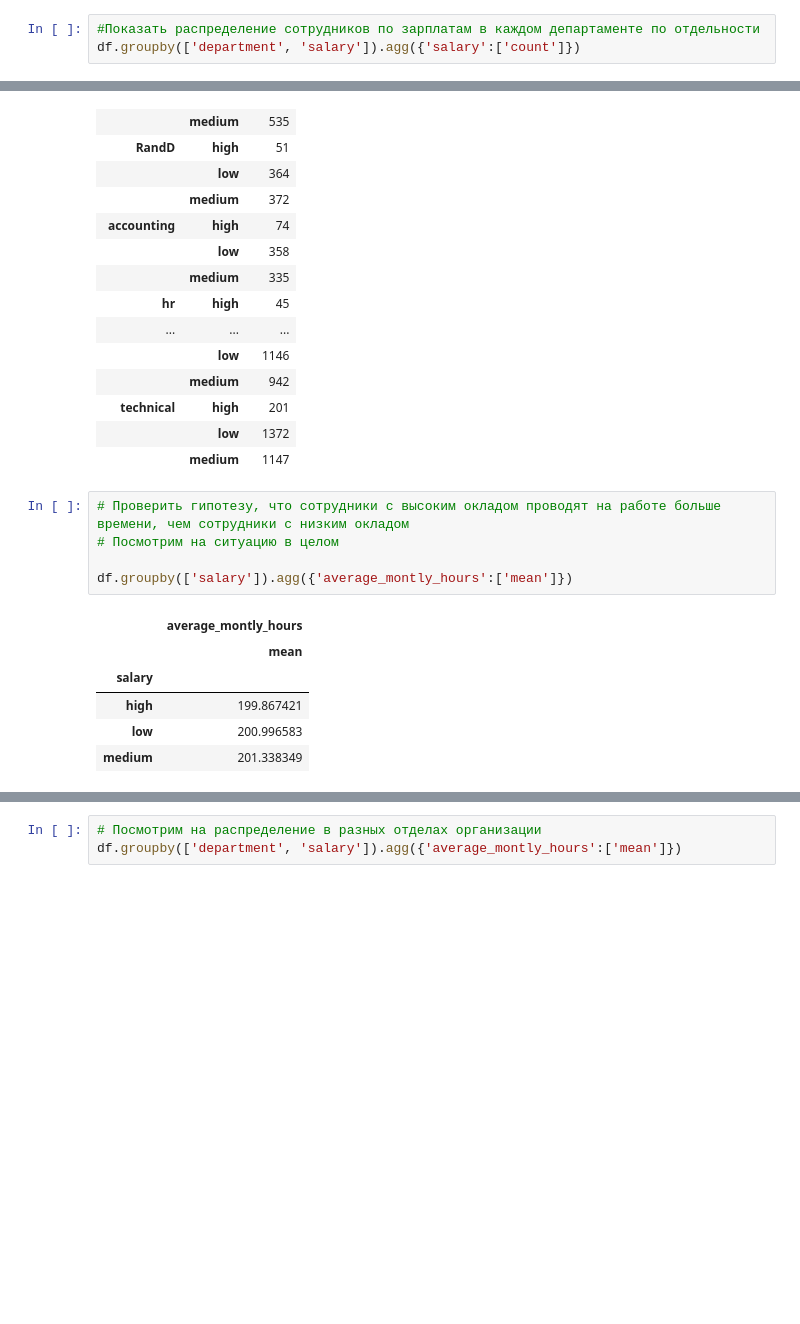
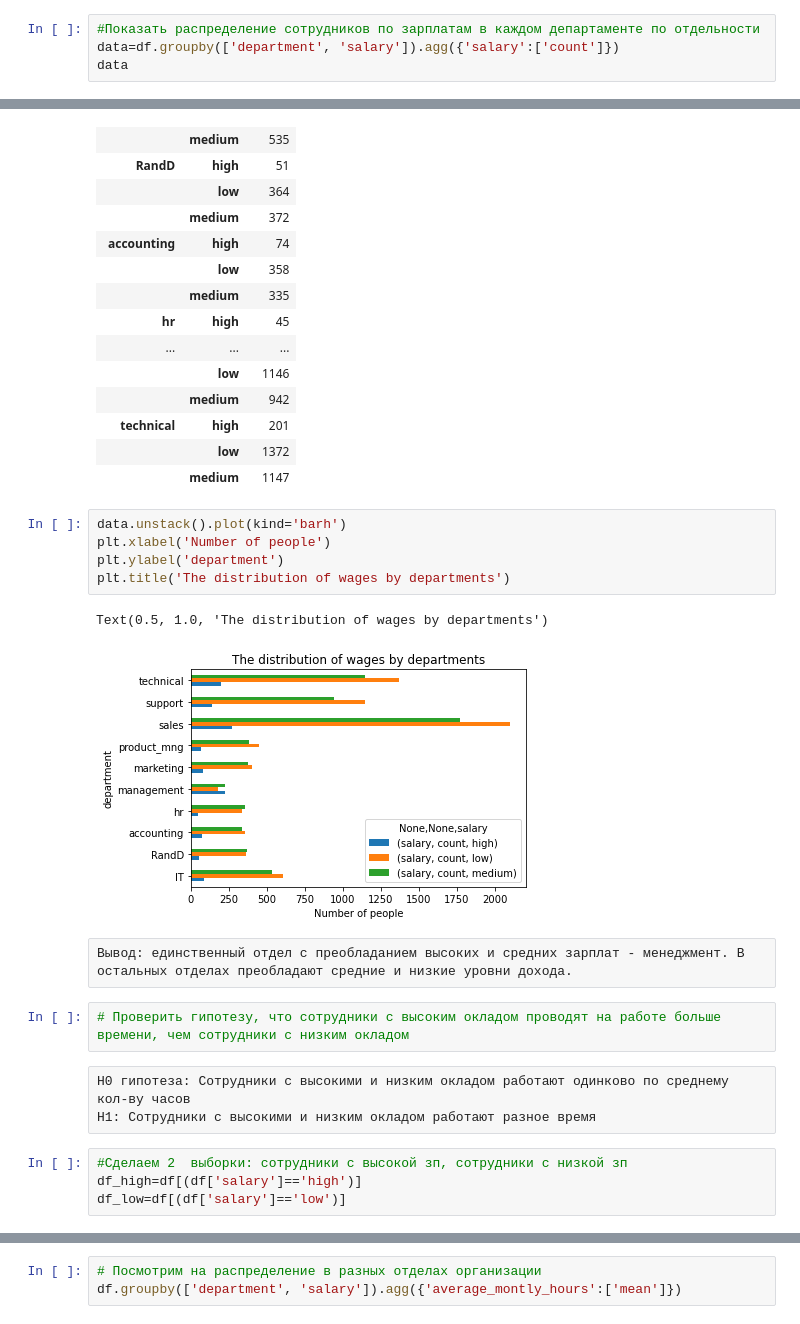
Before and after one commit to NatalySl/Statistics, a Jupyter notebook: final.ipynb, the cells around one changed output, grey strips where cells are left out. Saved outputs shown, nothing was run; the diff lists cells and outputs as text; blank space fills up the shorter version.

```diff
--- a/final.ipynb
+++ b/final.ipynb
@@ -267,6 +291,7 @@ Name: salary, dtype: int64
 # %%
 #Показать распределение сотрудников по зарплатам в каждом департаменте по отдельности
-df.groupby(['department', 'salary']).agg({'salary':['count']})
+data=df.groupby(['department', 'salary']).agg({'salary':['count']})
+data
 # %% [output]
 |  |  | salary |
 |  |  | count |
@@ -287,15 +312,22 @@ df.groupby(['department', 'salary']).agg({'salary':['count']})
 | technical | high | 201 |
 |  | low | 1372 |
 |  | medium | 1147 |
+# %%
+data.unstack().plot(kind='barh')
+plt.xlabel('Number of people')
+plt.ylabel('department')
+plt.title('The distribution of wages by departments')
+# %% [output]
+Text(0.5, 1.0, 'The distribution of wages by departments')
+[figure, added]
+# %% [raw]
+Вывод: единственный отдел с преобладанием высоких и средних зарплат - менеджмент. В остальных отделах преобладают средние и низкие уровни дохода.
 # %%
 # Проверить гипотезу, что сотрудники с высоким окладом проводят на работе больше времени, чем сотрудники с низким окладом
-# Посмотрим на ситуацию в целом
-
-df.groupby(['salary']).agg({'average_montly_hours':['mean']})
-# %% [output]
-|  | average_montly_hours |
-|  | mean |
-| salary |  |
-| high | 199.867421 |
-| low | 200.996583 |
-| medium | 201.338349 |
+# %% [raw]
+H0 гипотеза: Сотрудники с высокими и низким окладом работают одинково по среднему кол-ву часов
+H1: Сотрудники с высокими и низким окладом работают разное время
+# %%
+#Сделаем 2  выборки: сотрудники с высокой зп, сотрудники с низкой зп
+df_high=df[(df['salary']=='high')]
+df_low=df[(df['salary']=='low')]
```
Also changed, not shown: parts of 21 cells of this notebook.
